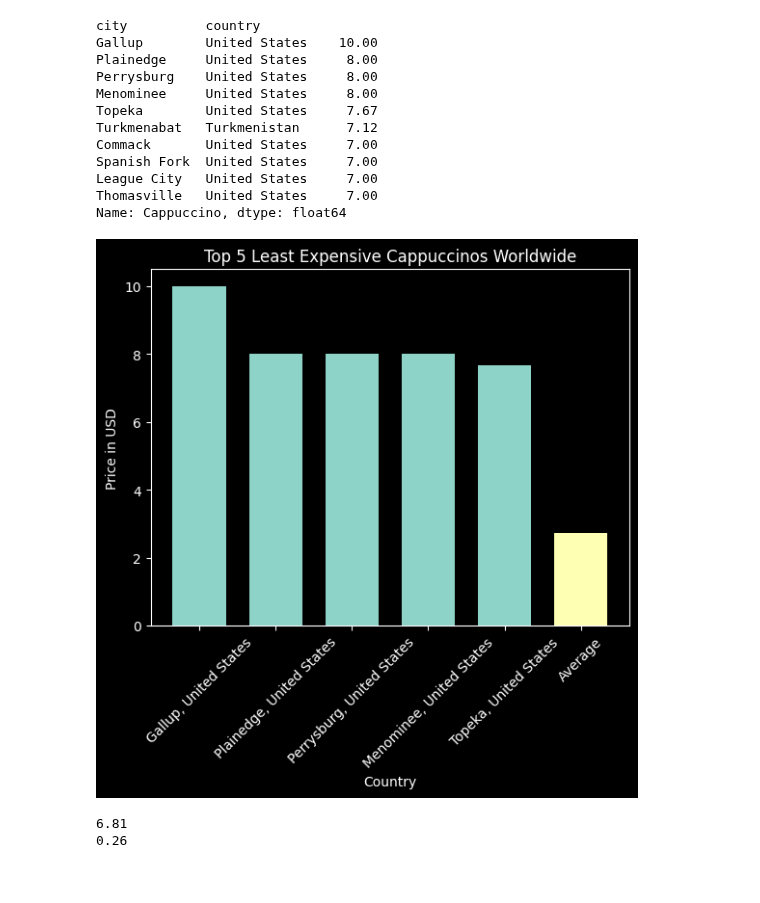
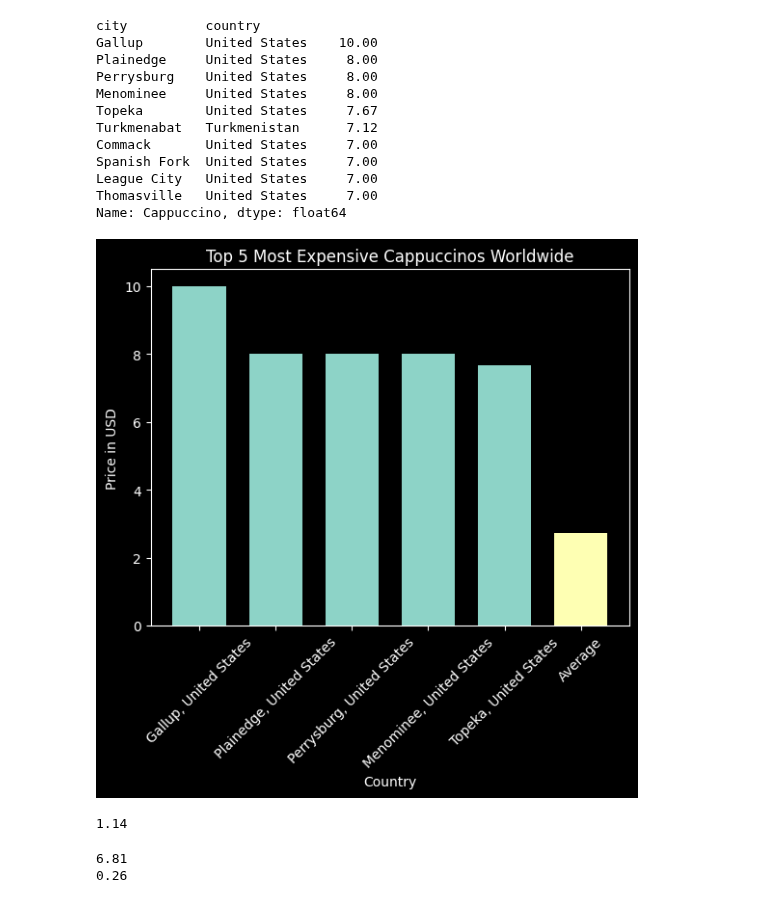
Before and after one commit to Reed-Carter/Global-Cost-of-Living, a Jupyter notebook: phil-project.ipynb, the cells around one changed output. Saved outputs shown, nothing was run; the diff lists cells and outputs as text; code cells hidden in the pictures.

```diff
--- a/phil-project.ipynb
+++ b/phil-project.ipynb
@@ -463,22 +463,30 @@ most_capp_locations = ['Gallup, United States', 'Plainedge, United States', 'Per
 # %%
 # Create bar graph
 plt.style.use('dark_background')
 
-plt.title('Top 5 Least Expensive Cappuccinos Worldwide')
+plt.title('Top 5 Most Expensive Cappuccinos Worldwide')
 
 bar_width = 0.7
 
 plt.bar(most_capp_locations, most_capp_values, width=bar_width)
 plt.bar('Average', capp_average, width=bar_width)
 plt.xticks(rotation=45)
 
 
 plt.xlabel('Country')
 plt.ylabel('Price in USD')
 
 plt.show()
 # %% [output]
-[figure, old version]
+[figure, new version]
+# %%
+# Find average of milk column
+milk_len = cost_of_living.Milk.count()
+milk_sum = cost_of_living.Milk.sum()
+milk_average = round(milk_sum/milk_len, 2)
+print(milk_average)
+# %% [output]
+1.14
 # %%
 # Find max and min values of the Milk column
 max_milk = cost_of_living.Milk.max()
```
Also changed, not shown: parts of 4 cells of this notebook.
